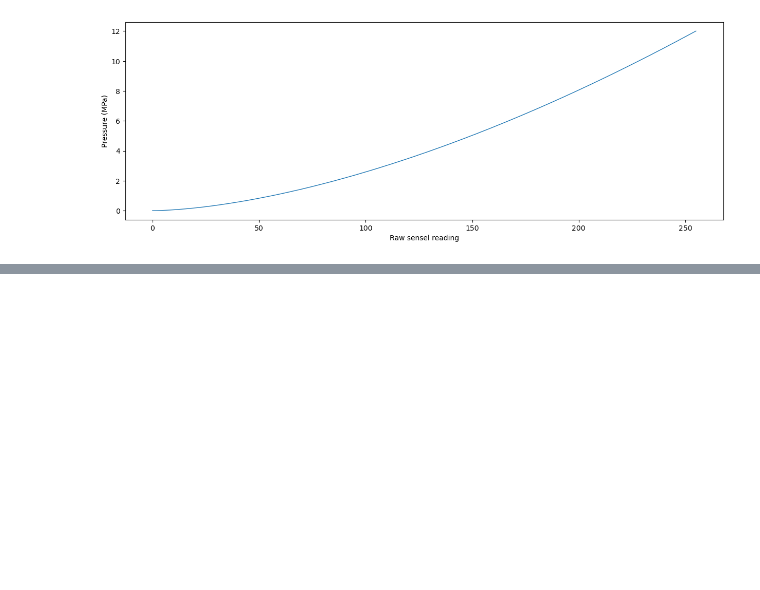
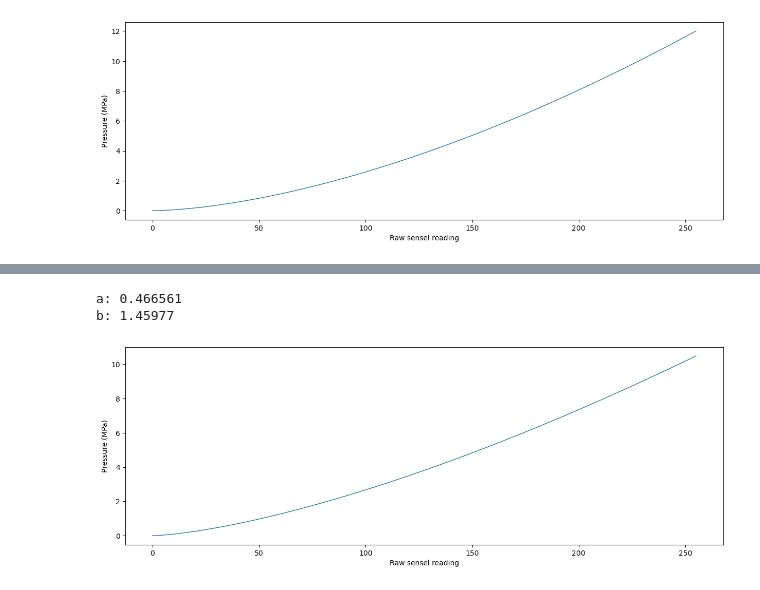
Before and after one commit to MattyOram/phd, a Jupyter notebook: WorkPackages/TMCJ-Contact/Experimental/notebooks/Experiments/TekscanCalibration/elasticoCalibration.ipynb, the cells around one changed output, grey strips where cells are left out. Cells and saved outputs as stored; diff of their text form; code cells hidden in the pictures; blank space fills up the shorter version.

```diff
--- a/WorkPackages/TMCJ-Contact/Experimental/notebooks/Experiments/TekscanCalibration/elasticoCalibration.ipynb
+++ b/WorkPackages/TMCJ-Contact/Experimental/notebooks/Experiments/TekscanCalibration/elasticoCalibration.ipynb
@@ -14,6 +17,9 @@ test_path = Path('/Users/maro/Library/CloudStorage/OneDrive-UniversityofLeeds/Ph
 fps = 64
 time_window = 5 # s (window over which to average frames for each force level)
 FRAME_WINDOW = fps * time_window
+
+SENSEL_AREA = 1.6129
+PSI2MPA = 0.006894757
 # %% [markdown]
 ## Get calibration frame ranges
 - get 5s frame ranges for each force level
@@ -187,0 +236,11 @@ plt.show()
+# %%
+def extract_tekcsan_coeffs(cal_file):
+    """get the scale (a) and exponent (b) from a tekscan calibration file (PSI)"""
+    a, b = 1, 1
+    with open(cal_file, 'r') as f:
+        for line in f:
+            if 'SCALE_FACTOR' in line:
+                a = float(line.split(' ')[1].strip())
+            if 'EXPONENT' in line:
+                b = float(line.split(' ')[1].strip())
+    return a, b
@@ -187,0 +315,19 @@ plt.show()
+# %%
+nrows, ncols = 1, 1
+fig, ax = plt.subplots(nrows, ncols, figsize=(15*ncols, 5*nrows))
+
+xs = np.linspace(0, 255, 1000)
+a, b = extract_tekcsan_coeffs(cal_file)
+ys = (a*xs**b) * PSI2MPA
+
+ax.plot(xs, ys, linewidth=1)
+
+print(f'a: {a}\nb: {b}')
+
+ax.set_xlabel('Raw sensel reading')
+ax.set_ylabel('Pressure (MPa)')
+plt.show()
+# %% [output]
+a: 0.466561
+b: 1.45977
+[figure, added]
```
Also changed, not shown: parts of 21 cells of this notebook.
